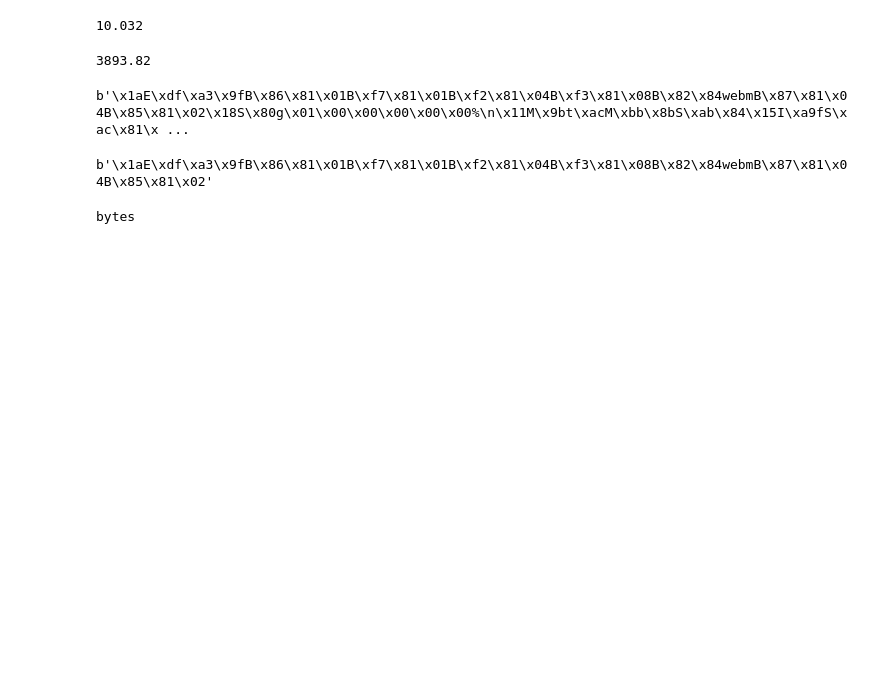
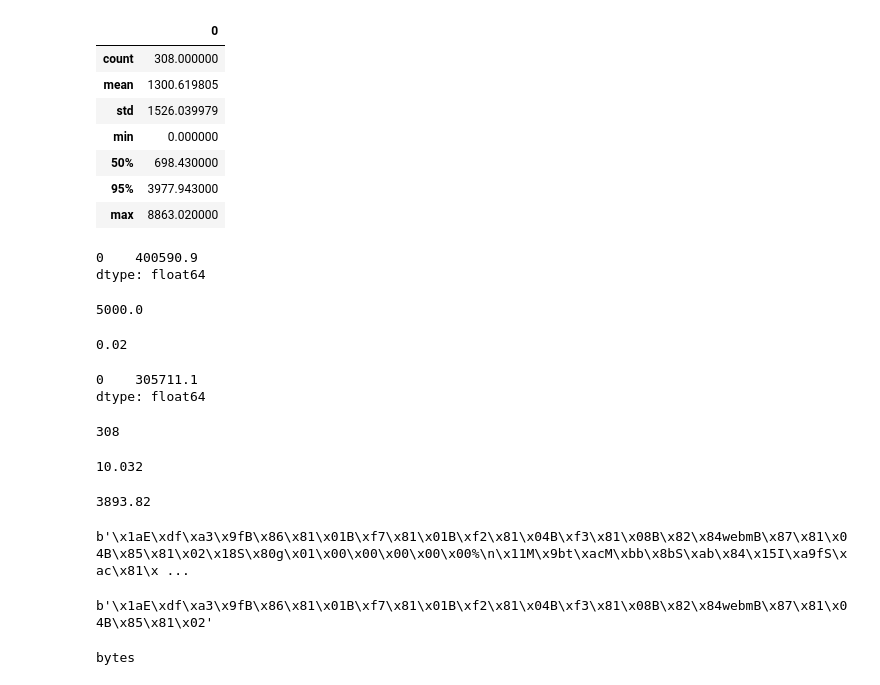
Before and after one commit to Vexa-ai/vexa-transcription-service, a Jupyter notebook: nbs/00_audio.ipynb, the cells around one changed output. Cells and saved outputs as stored; diff of their text form; code cells hidden in the pictures; blank space fills up the shorter version.

```diff
--- a/nbs/00_audio.ipynb
+++ b/nbs/00_audio.ipynb
@@ -96,0 +167,2 @@ async def writestream2file(conn_id,redis_client):
+# %%
+path = Path('/audio').ls()[0]
@@ -96,0 +171,9 @@ async def writestream2file(conn_id,redis_client):
+# %%
+async def audio_len(path):
+    try:
+        audio = await AudioSlicer.from_file(path,  format='webm')
+        return len(audio.audio)/1000
+    except:
+        return 0
+# %%
+file_lengths = [await audio_len(path) for path in  Path('/audio').ls()]
@@ -97,3 +194,38 @@ async def writestream2file(conn_id,redis_client):
+# %%
+df = pd.DataFrame(file_lengths)
+# %%
+df.describe(percentiles=[0.95])
+# %% [output]
+|  | 0 |
+| count | 308.000000 |
+| mean | 1300.619805 |
+| std | 1526.039979 |
+| min | 0.000000 |
+| 50% | 698.430000 |
+| 95% | 3977.943000 |
+| max | 8863.020000 |
+# %%
+df.sum()
+# %% [output]
+0    400590.9
+dtype: float64
+# %%
+300000/60
+# %% [output]
+5000.0
+# %%
+100/5000
+# %% [output]
+0.02
+# %%
+df[df[0]<3977].sum()
+# %% [output]
+0    305711.1
+dtype: float64
+# %%
+len(file_lengths)
+# %% [output]
+308
 # %%
 path = '/app/testdata/david_audio.webm'
 #path = '/home/dima/0/1_audio/testdata/david_audio.webm'
```
Also changed, not shown: parts of 5 cells of this notebook, 1 other file.
